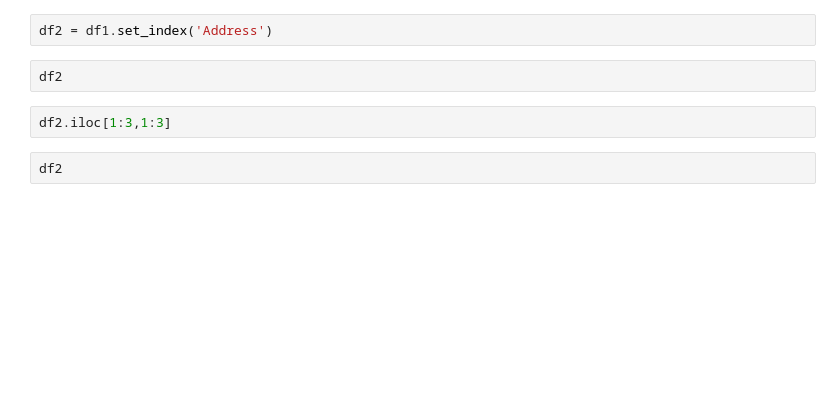
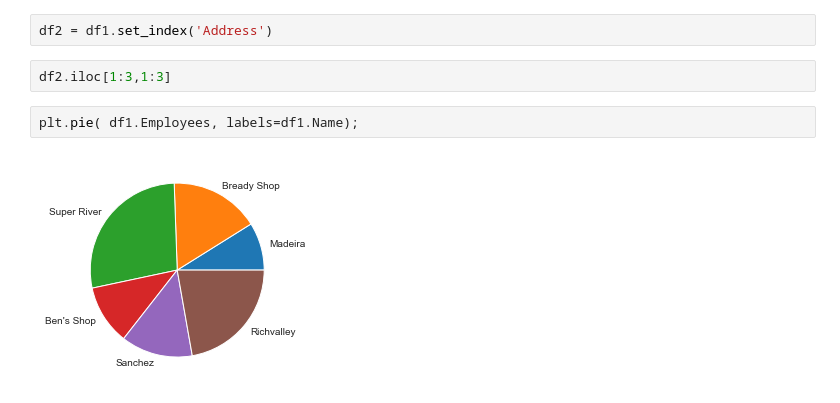
Before and after one commit to KcPele/cleaver_programmer_python_class, a Jupyter notebook: data_super_market.ipynb, the cells around one changed output. Cells and saved outputs as stored; diff of their text form; blank space fills up the shorter version.

```diff
--- a/data_super_market.ipynb
+++ b/data_super_market.ipynb
@@ -169,8 +179,8 @@ df1
 # %%
 df2 = df1.set_index('Address')
-# %%
-df2
 # %%
 df2.iloc[1:3,1:3]
-# %%
-df2
+# %%
+plt.pie( df1.Employees, labels=df1.Name);
+# %% [output]
+[figure, added]
```
Also changed, not shown: parts of 2 cells of this notebook, 1 other file.
